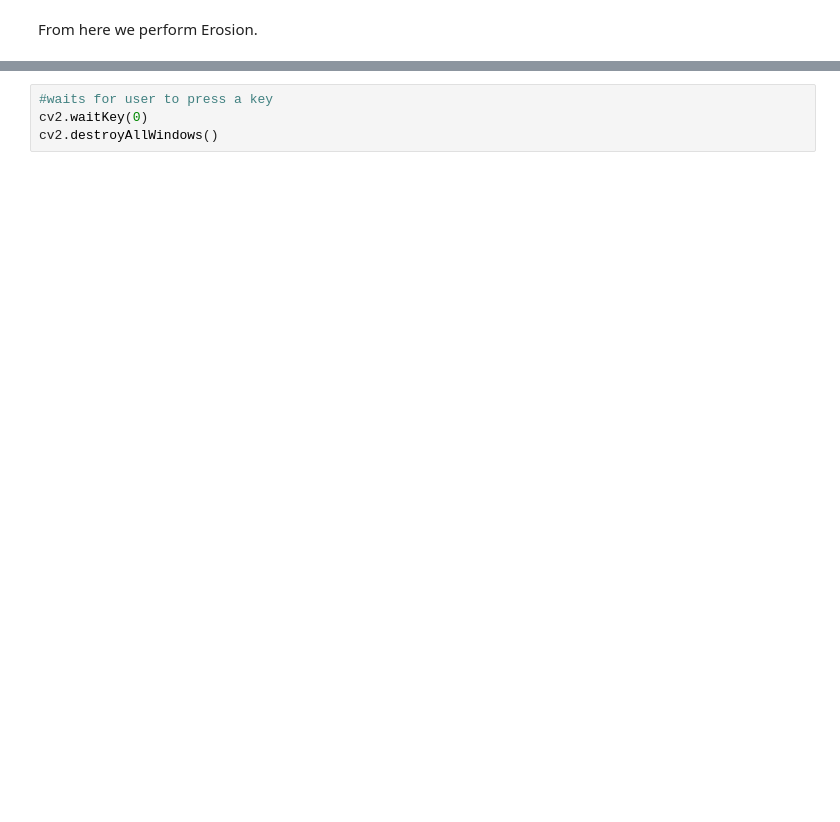
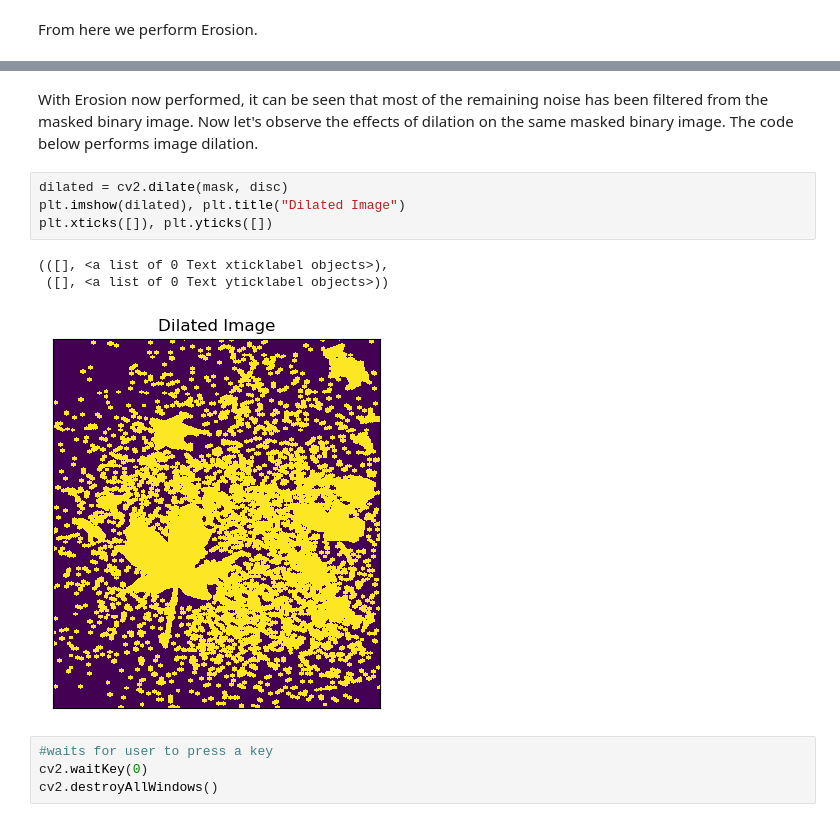
Before and after one commit to Neelxm10/cv-lab3, a Jupyter notebook: cv-lab3.ipynb, the cells around one changed output, grey strips where cells are left out. Saved outputs shown, nothing was run; the diff lists cells and outputs as text; blank space fills up the shorter version.

```diff
--- a/cv-lab3.ipynb
+++ b/cv-lab3.ipynb
@@ -83,3 +91,13 @@ TypeError: Expected Ptr<cv::UMat> for argument 'src'
+# %% [markdown]
+With Erosion now performed, it can be seen that most of the remaining noise has been filtered from the masked binary image. Now let's observe the effects of dilation on the same masked binary image. The code below performs image dilation.
+# %%
+dilated = cv2.dilate(mask, disc)
+plt.imshow(dilated), plt.title("Dilated Image")
+plt.xticks([]), plt.yticks([])
+# %% [output]
+(([], <a list of 0 Text xticklabel objects>),
+ ([], <a list of 0 Text yticklabel objects>))
+[figure, added]
 # %%
 #waits for user to press a key
 cv2.waitKey(0)
```
Also changed, not shown: parts of 4 cells of this notebook.
